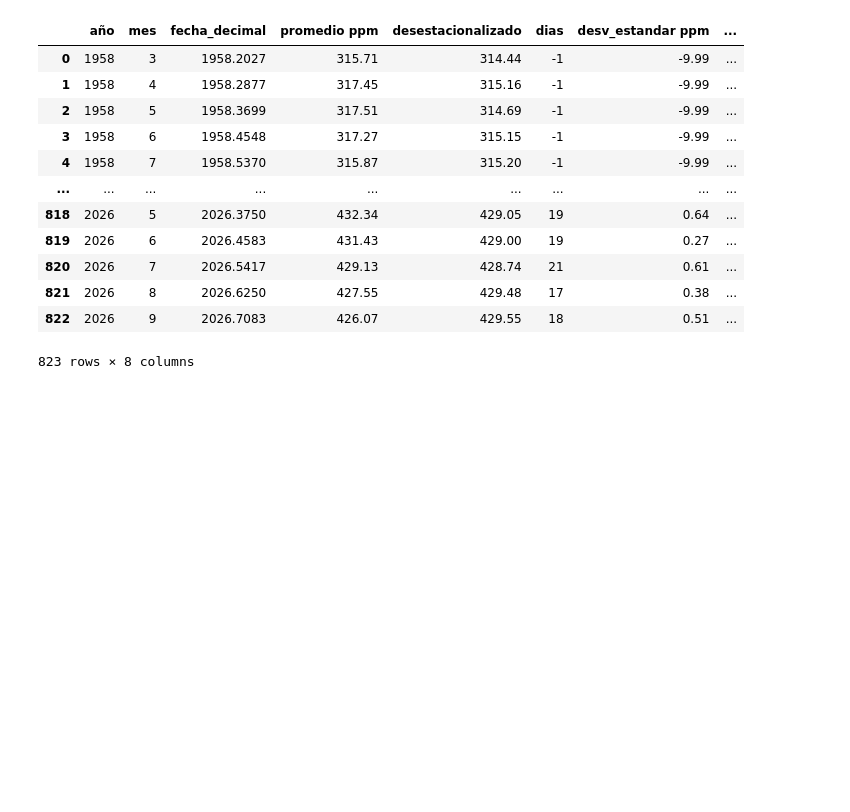
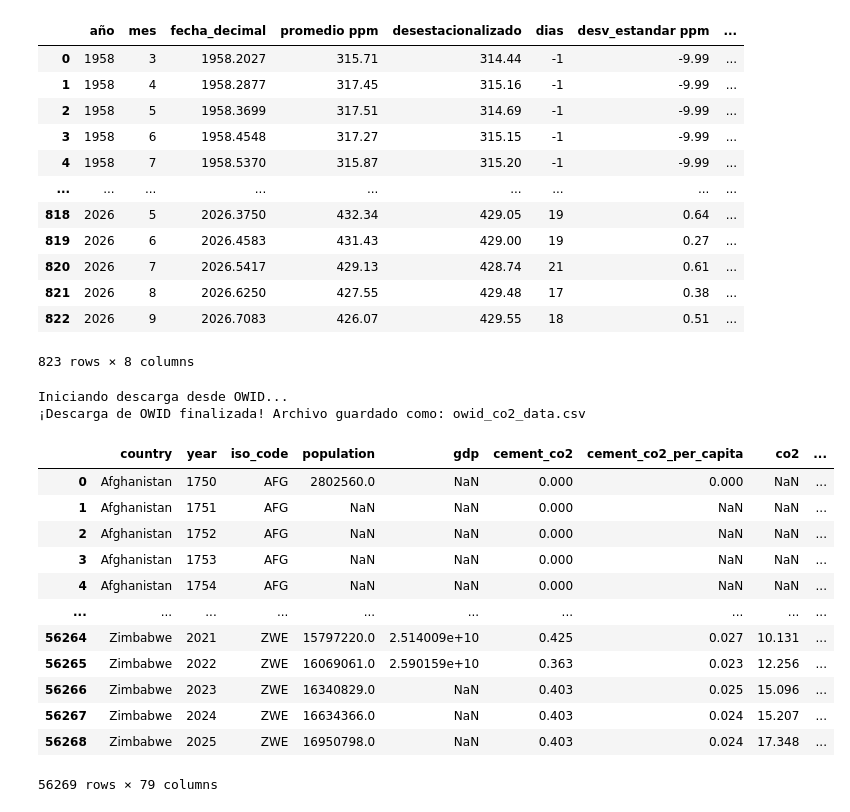
Before and after one commit to inakigallego/EDA-19-11-2026, a Jupyter notebook: 1-Tema, hipotesis y datasets.ipynb, the cells around one changed output. Cells and saved outputs as stored; diff of their text form; code cells hidden in the pictures; blank space fills up the shorter version.

```diff
--- a/1-Tema, hipotesis y datasets.ipynb
+++ b/1-Tema, hipotesis y datasets.ipynb
@@ -92,3 +93,28 @@ df
 | 821 | 2026 | 8 | 2026.6250 | 427.55 | 429.48 | 17 | 0.38 | ... |
 | 822 | 2026 | 9 | 2026.7083 | 426.07 | 429.55 | 18 | 0.51 | ... |
 823 rows × 8 columns
+# %%
+from Funciones import descargar_owid_co2
+
+descargar_owid_co2()
+# %% [output]
+Iniciando descarga desde OWID...
+¡Descarga de OWID finalizada! Archivo guardado como: owid_co2_data.csv
+# %%
+path = Path("emisiones_data/owid_co2_data.csv")
+df2 = pd.read_csv(path, comment="#")
+df2
+# %% [output]
+|  | country | year | iso_code | population | gdp | cement_co2 | cement_co2_per_capita | co2 | ... |
+| 0 | Afghanistan | 1750 | AFG | 2802560.0 | NaN | 0.000 | 0.000 | NaN | ... |
+| 1 | Afghanistan | 1751 | AFG | NaN | NaN | 0.000 | NaN | NaN | ... |
+| 2 | Afghanistan | 1752 | AFG | NaN | NaN | 0.000 | NaN | NaN | ... |
+| 3 | Afghanistan | 1753 | AFG | NaN | NaN | 0.000 | NaN | NaN | ... |
+| 4 | Afghanistan | 1754 | AFG | NaN | NaN | 0.000 | NaN | NaN | ... |
+| ... | ... | ... | ... | ... | ... | ... | ... | ... | ... |
+| 56264 | Zimbabwe | 2021 | ZWE | 15797220.0 | 2.514009e+10 | 0.425 | 0.027 | 10.131 | ... |
+| 56265 | Zimbabwe | 2022 | ZWE | 16069061.0 | 2.590159e+10 | 0.363 | 0.023 | 12.256 | ... |
+| 56266 | Zimbabwe | 2023 | ZWE | 16340829.0 | NaN | 0.403 | 0.025 | 15.096 | ... |
+| 56267 | Zimbabwe | 2024 | ZWE | 16634366.0 | NaN | 0.403 | 0.024 | 15.207 | ... |
+| 56268 | Zimbabwe | 2025 | ZWE | 16950798.0 | NaN | 0.403 | 0.024 | 17.348 | ... |
+56269 rows × 79 columns
```
Also changed, not shown: parts of 3 cells of this notebook, 2 other files.
